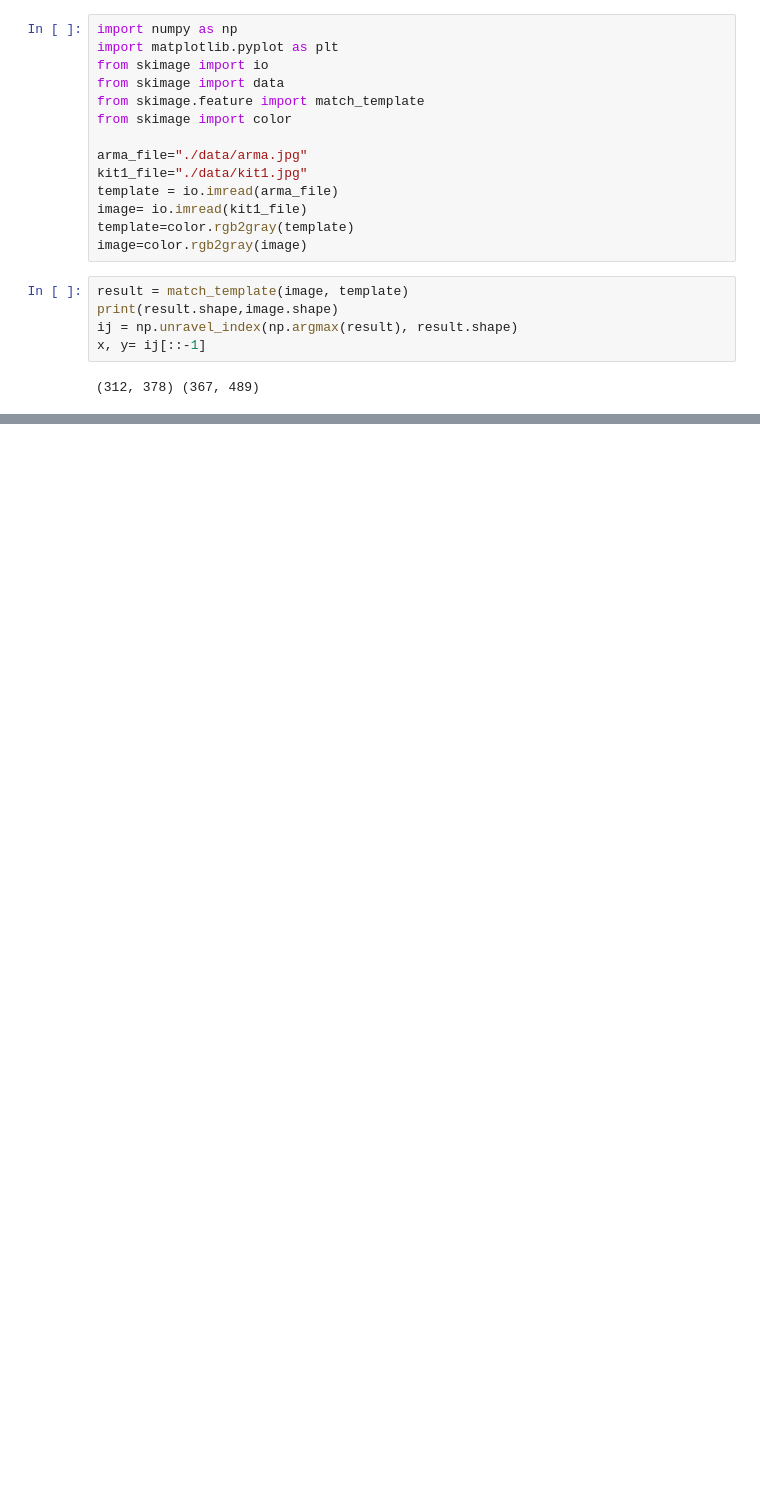
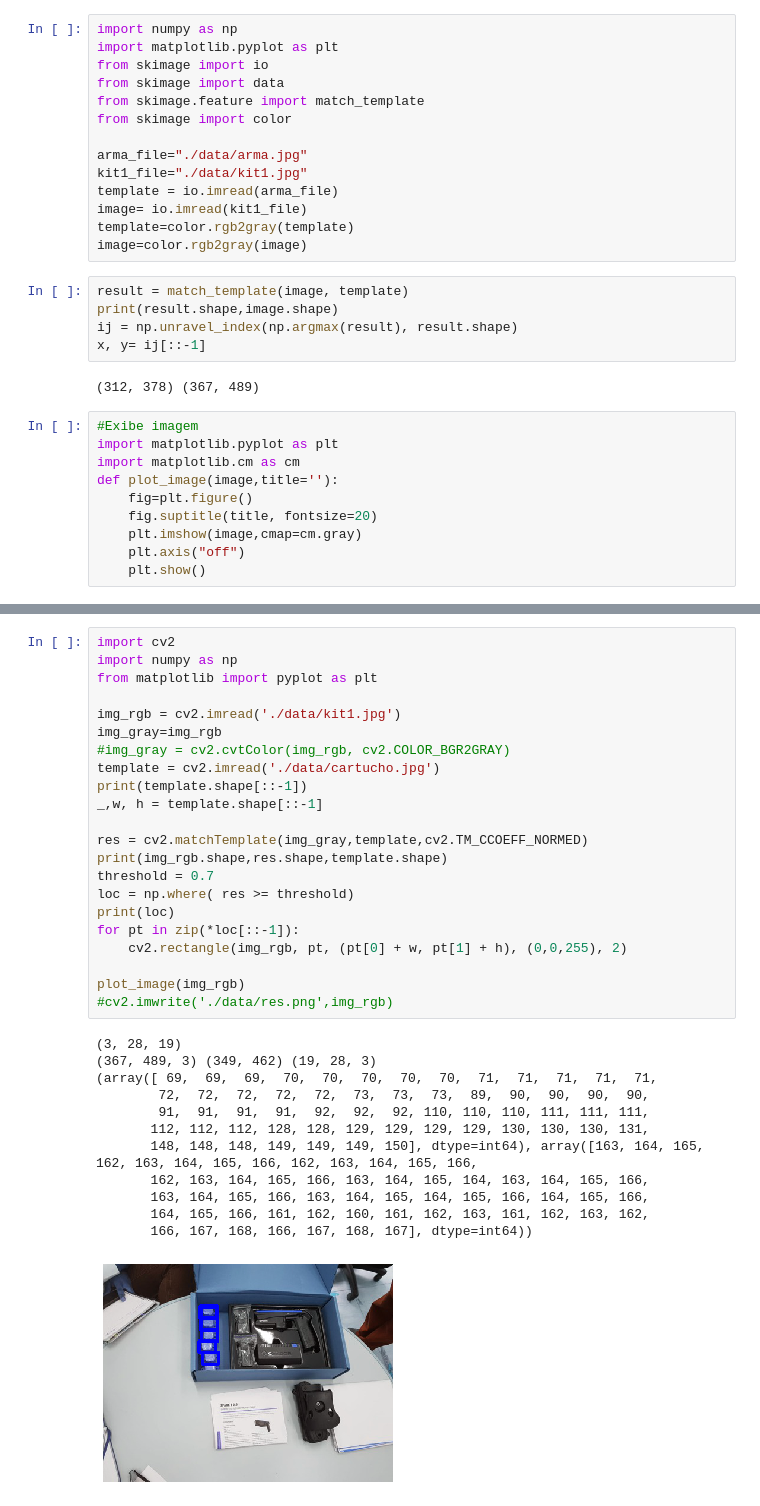
Before and after one commit to wagner1986/python-computer-vision, a Jupyter notebook: Matching Template.ipynb, the cells around one changed output, grey strips where cells are left out. Cells and saved outputs as stored; diff of their text form; blank space fills up the shorter version.

```diff
--- a/Matching Template.ipynb
+++ b/Matching Template.ipynb
@@ -19,6 +19,16 @@ ij = np.unravel_index(np.argmax(result), result.shape)
 x, y= ij[::-1]
 # %% [output]
 (312, 378) (367, 489)
+# %%
+#Exibe imagem
+import matplotlib.pyplot as plt
+import matplotlib.cm as cm
+def plot_image(image,title=''):
+    fig=plt.figure()
+    fig.suptitle(title, fontsize=20)
+    plt.imshow(image,cmap=cm.gray)
+    plt.axis("off")
+    plt.show()
 # %%
 fig = plt.figure(figsize=(20,15))
 ax1 = plt.subplot(1, 3, 1)
@@ -49,0 +145,35 @@ plt.show()
+# %%
+import cv2
+import numpy as np
+from matplotlib import pyplot as plt
+
+img_rgb = cv2.imread('./data/kit1.jpg')
+img_gray=img_rgb
+#img_gray = cv2.cvtColor(img_rgb, cv2.COLOR_BGR2GRAY)
+template = cv2.imread('./data/cartucho.jpg')
+print(template.shape[::-1])
+_,w, h = template.shape[::-1]
+
+res = cv2.matchTemplate(img_gray,template,cv2.TM_CCOEFF_NORMED)
+print(img_rgb.shape,res.shape,template.shape)
+threshold = 0.7
+loc = np.where( res >= threshold)
+print(loc)
+for pt in zip(*loc[::-1]):
+    cv2.rectangle(img_rgb, pt, (pt[0] + w, pt[1] + h), (0,0,255), 2)
+
+plot_image(img_rgb)
+#cv2.imwrite('./data/res.png',img_rgb)
+# %% [output]
+(3, 28, 19)
+(367, 489, 3) (349, 462) (19, 28, 3)
+(array([ 69,  69,  69,  70,  70,  70,  70,  70,  71,  71,  71,  71,  71,
+        72,  72,  72,  72,  72,  73,  73,  73,  89,  90,  90,  90,  90,
+        91,  91,  91,  91,  92,  92,  92, 110, 110, 110, 111, 111, 111,
+       112, 112, 112, 128, 128, 129, 129, 129, 129, 130, 130, 130, 131,
+       148, 148, 148, 149, 149, 149, 150], dtype=int64), array([163, 164, 165, 162, 163, 164, 165, 166, 162, 163, 164, 165, 166,
+       162, 163, 164, 165, 166, 163, 164, 165, 164, 163, 164, 165, 166,
+       163, 164, 165, 166, 163, 164, 165, 164, 165, 166, 164, 165, 166,
+       164, 165, 166, 161, 162, 160, 161, 162, 163, 161, 162, 163, 162,
+       166, 167, 168, 166, 167, 168, 167], dtype=int64))
+[figure, added]
```
Also changed, not shown: parts of 4 cells of this notebook, 9 other files.
